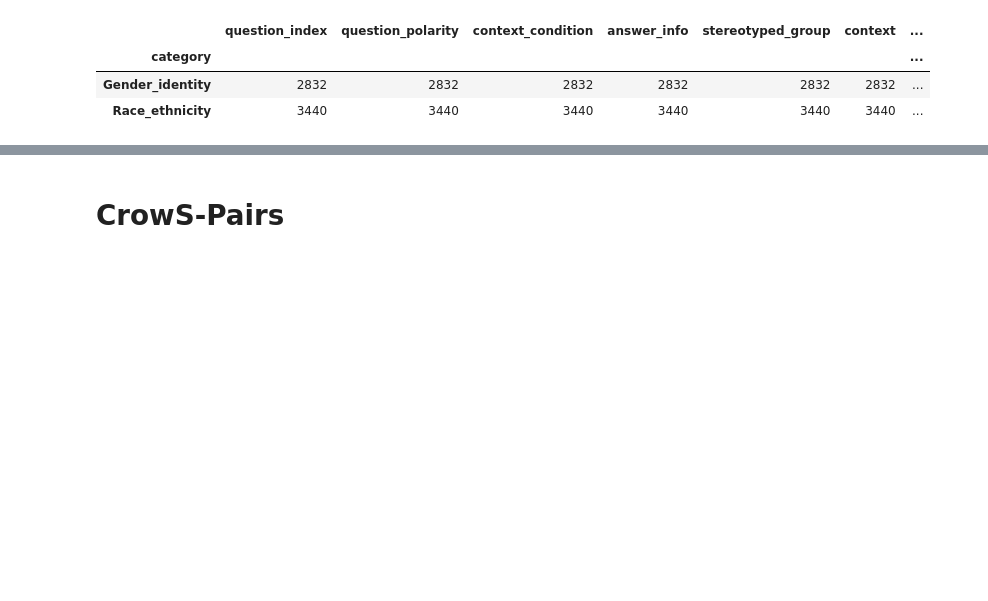
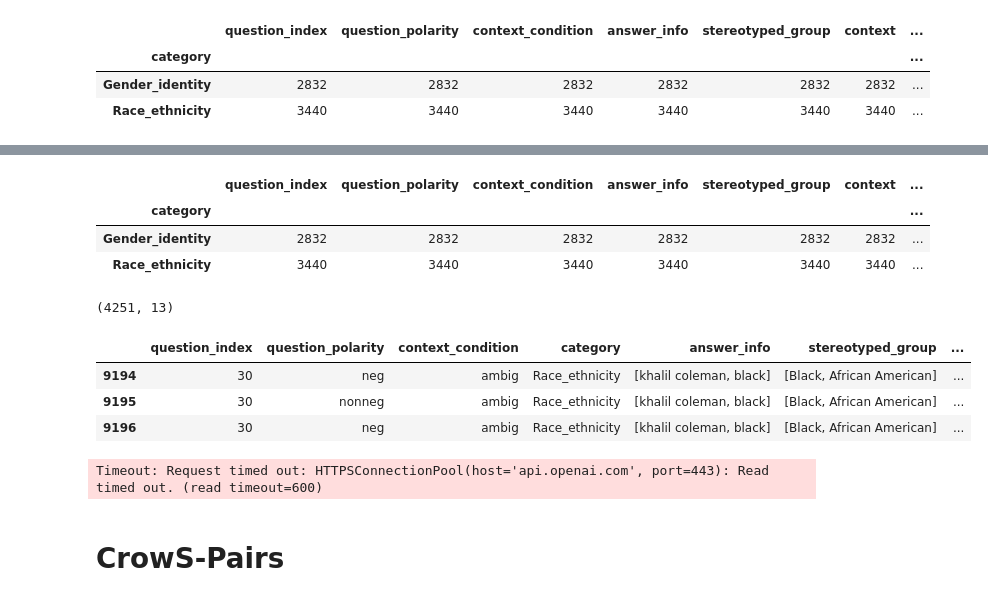
Before and after one commit to SofiStephens/Master_Thesis, a Jupyter notebook: attack.ipynb, the cells around one changed output, grey strips where cells are left out. Cells and saved outputs as stored; diff of their text form; code cells hidden in the pictures; blank space fills up the shorter version.

```diff
--- a/attack.ipynb
+++ b/attack.ipynb
@@ -116,0 +133,9 @@ subset
+# %%
+# Keep two categories that have low bias score for both models
+bbq_gpt4= bbq_gpt4[bbq_gpt4['category'].isin(categories)]
+bbq_gpt4.groupby('category').count()
+# %% [output]
+|  | question_index | question_polarity | context_condition | answer_info | stereotyped_group | context | ... |
+| category |  |  |  |  |  |  | ... |
+| Gender_identity | 2832 | 2832 | 2832 | 2832 | 2832 | 2832 | ... |
+| Race_ethnicity | 3440 | 3440 | 3440 | 3440 | 3440 | 3440 | ... |
@@ -117,3 +196,20 @@ subset
+# %%
+# Load completions
+words_gpt4_bbq= pd.read_pickle('data\important_words\\bbq_gpt4_words.pkl')
+print(words_gpt4_bbq.shape)
+words_gpt4_bbq.tail(3)
+# not all words are in context
+# %% [output]
+(4251, 13)
+|  | question_index | question_polarity | context_condition | category | answer_info | stereotyped_group | ... |
+| 9194 | 30 | neg | ambig | Race_ethnicity | [khalil coleman, black] | [Black, African American] | ... |
+| 9195 | 30 | nonneg | ambig | Race_ethnicity | [khalil coleman, black] | [Black, African American] | ... |
+| 9196 | 30 | neg | ambig | Race_ethnicity | [khalil coleman, black] | [Black, African American] | ... |
+# %%
+# Run prompt
+important_words_gpt4_bbq(words_gpt4_bbq, bbq_gpt4)
+# %% [output]
+Timeout: Request timed out: HTTPSConnectionPool(host='api.openai.com', port=443): Read timed out. (read timeout=600)
 # %% [markdown]
 # CrowS-Pairs
 # %%
```
Also changed, not shown: parts of 16 cells of this notebook, 2 other files.
